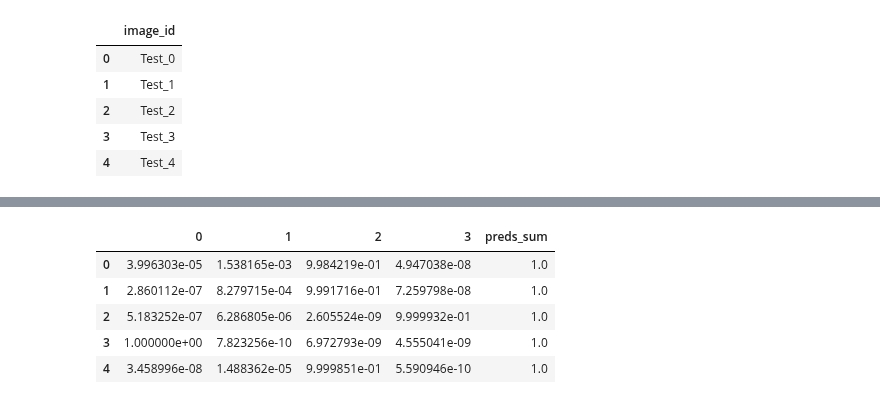
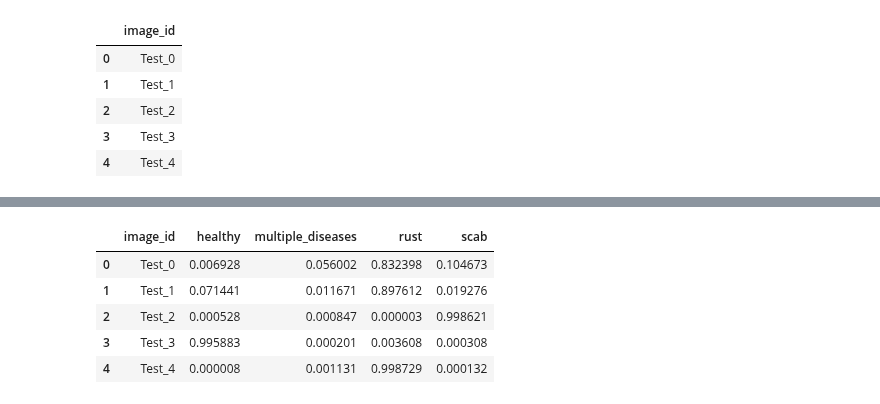
Before and after one commit to jalkestrup/fastai_course, a Jupyter notebook: 10_final_project/apple_disease_v2.ipynb, the cells around one changed output, grey strips where cells are left out. Drawn from its saved outputs; the diff is of its cells as text; code cells hidden in the pictures.

```diff
--- a/10_final_project/apple_disease_v2.ipynb
+++ b/10_final_project/apple_disease_v2.ipynb
@@ -297,9 +256,14 @@ df_preds['preds_sum'] = df_preds.sum(axis=1)
-# %%
-df_preds.head()
-# %% [output]
-|  | 0 | 1 | 2 | 3 | preds_sum |
-| 0 | 3.996303e-05 | 1.538165e-03 | 9.984219e-01 | 4.947038e-08 | 1.0 |
-| 1 | 2.860112e-07 | 8.279715e-04 | 9.991716e-01 | 7.259798e-08 | 1.0 |
-| 2 | 5.183252e-07 | 6.286805e-06 | 2.605524e-09 | 9.999932e-01 | 1.0 |
-| 3 | 1.000000e+00 | 7.823256e-10 | 6.972793e-09 | 4.555041e-09 | 1.0 |
-| 4 | 3.458996e-08 | 1.488362e-05 | 9.999851e-01 | 5.590946e-10 | 1.0 |
+# %%
+#Append pd.DataFrame(preds) to the df_test dataframe
+df_test = pd.concat([df_test, pd.DataFrame(preds)], axis=1)
+
+#Set the column names to that of df_train labels
+df_test.columns = df_train.columns[:5]
+df_test.head()
+# %% [output]
+|  | image_id | healthy | multiple_diseases | rust | scab |
+| 0 | Test_0 | 0.006928 | 0.056002 | 0.832398 | 0.104673 |
+| 1 | Test_1 | 0.071441 | 0.011671 | 0.897612 | 0.019276 |
+| 2 | Test_2 | 0.000528 | 0.000847 | 0.000003 | 0.998621 |
+| 3 | Test_3 | 0.995883 | 0.000201 | 0.003608 | 0.000308 |
+| 4 | Test_4 | 0.000008 | 0.001131 | 0.998729 | 0.000132 |
```
Also changed, not shown: parts of 25 cells of this notebook, 1 other file.
